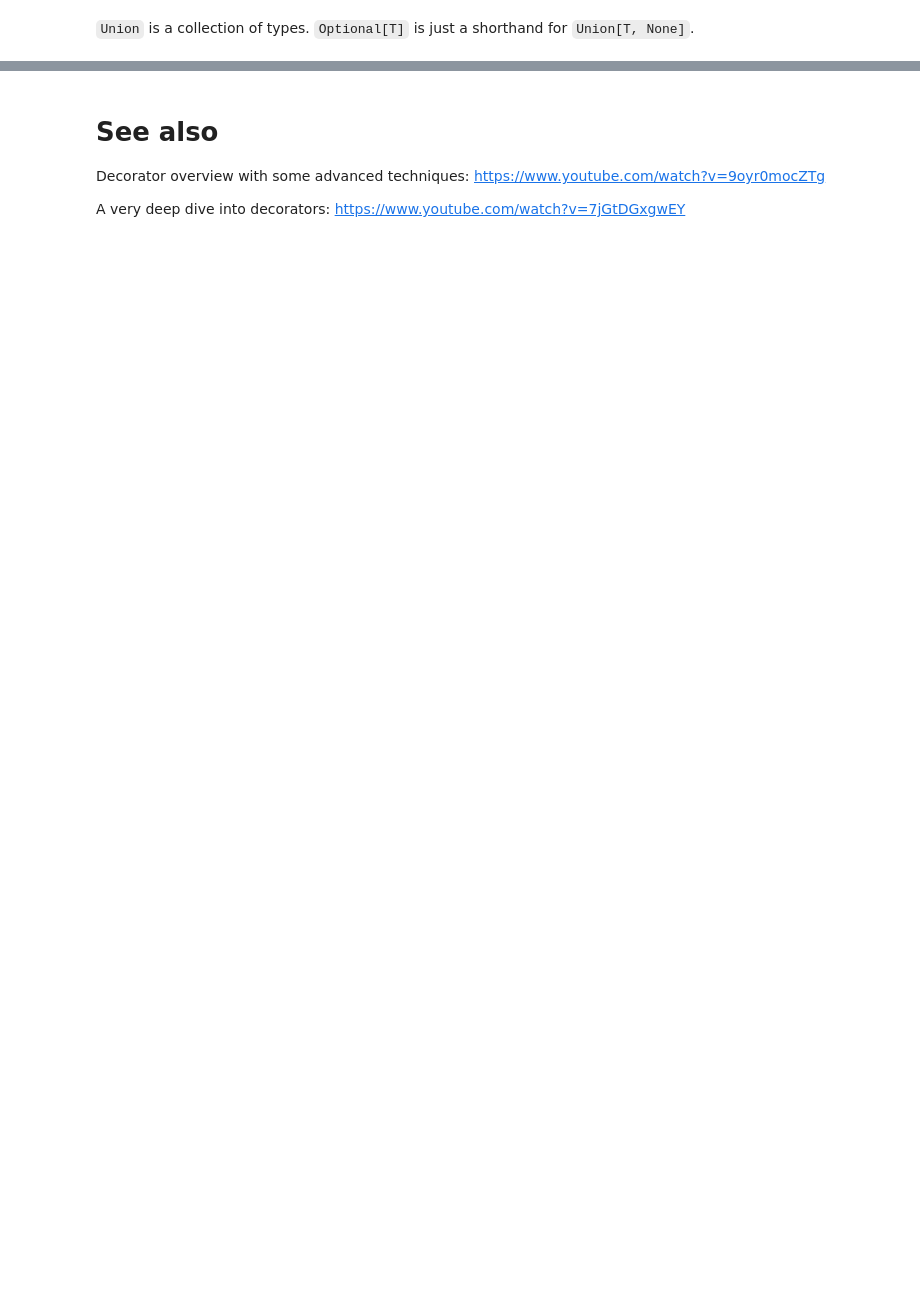
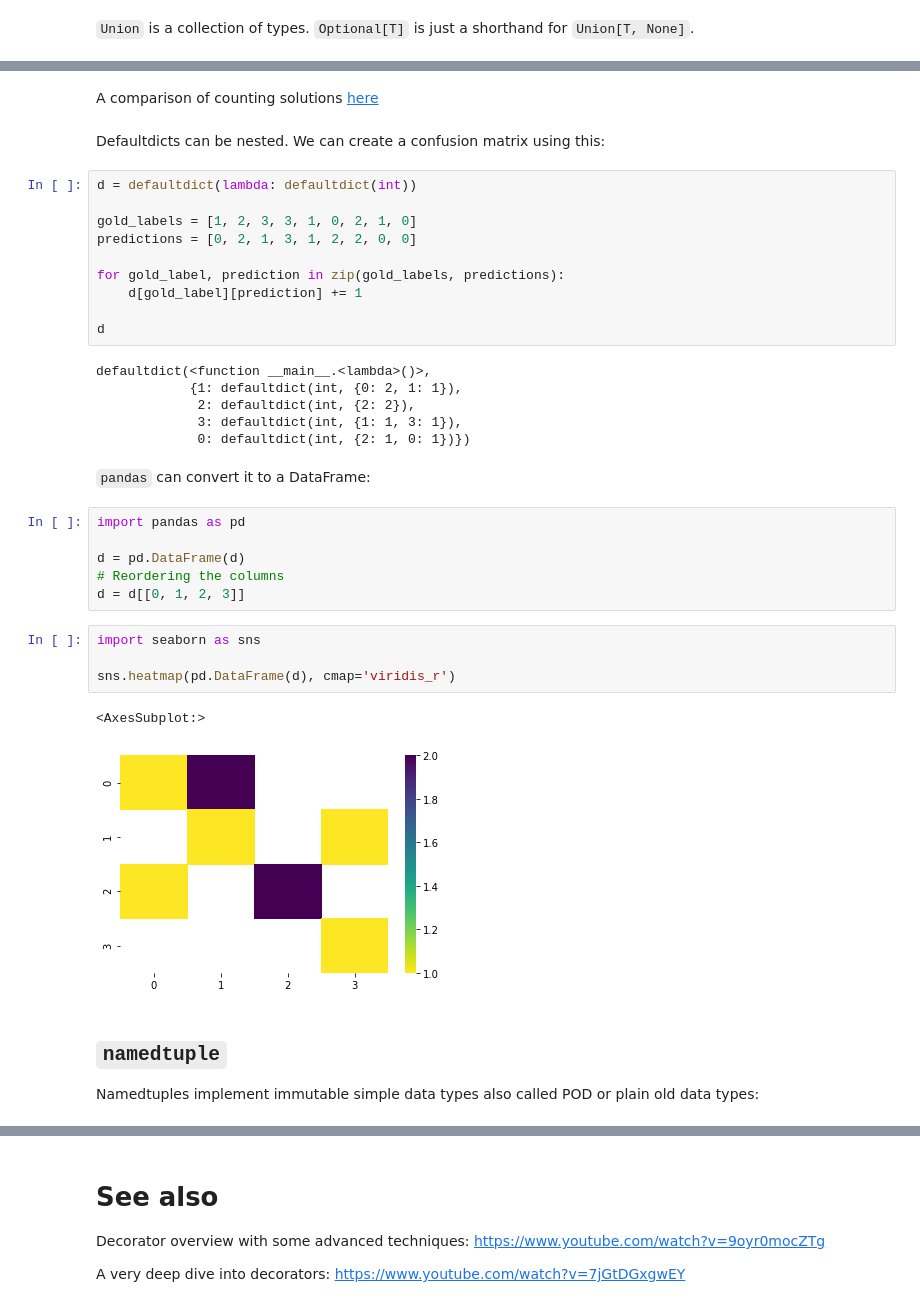
Before and after one commit to bmeaut/python_nlp_2021_spring, a Jupyter notebook: lectures/12_Decorators_typehints.ipynb, the cells around one changed output, grey strips where cells are left out. Saved outputs shown, nothing was run; the diff lists cells and outputs as text; blank space fills up the shorter version.

```diff
--- a/lectures/12_Decorators_typehints.ipynb
+++ b/lectures/12_Decorators_typehints.ipynb
@@ -636,0 +839,39 @@ happy_birthday("John", "25")
+# %% [markdown]
+A comparison of counting solutions [here](https://github.com/juditacs/snippets/blob/master/statistics/word_frequency_various_solutions.ipynb)
+# %% [markdown]
+Defaultdicts can be nested. We can create a confusion matrix using this:
+# %%
+d = defaultdict(lambda: defaultdict(int))
+
+gold_labels = [1, 2, 3, 3, 1, 0, 2, 1, 0]
+predictions = [0, 2, 1, 3, 1, 2, 2, 0, 0]
+
+for gold_label, prediction in zip(gold_labels, predictions):
+    d[gold_label][prediction] += 1
+
+d
+# %% [output]
+defaultdict(<function __main__.<lambda>()>,
+            {1: defaultdict(int, {0: 2, 1: 1}),
+             2: defaultdict(int, {2: 2}),
+             3: defaultdict(int, {1: 1, 3: 1}),
+             0: defaultdict(int, {2: 1, 0: 1})})
+# %% [markdown]
+`pandas` can convert it to a DataFrame:
+# %%
+import pandas as pd
+
+d = pd.DataFrame(d)
+# Reordering the columns
+d = d[[0, 1, 2, 3]]
+# %%
+import seaborn as sns
+
+sns.heatmap(pd.DataFrame(d), cmap='viridis_r')
+# %% [output]
+<AxesSubplot:>
+[figure, added]
+# %% [markdown]
+## `namedtuple`
+
+Namedtuples implement immutable simple data types also called POD or plain old data types:
```
Also changed, not shown: parts of 54 cells of this notebook, 1 other file.
